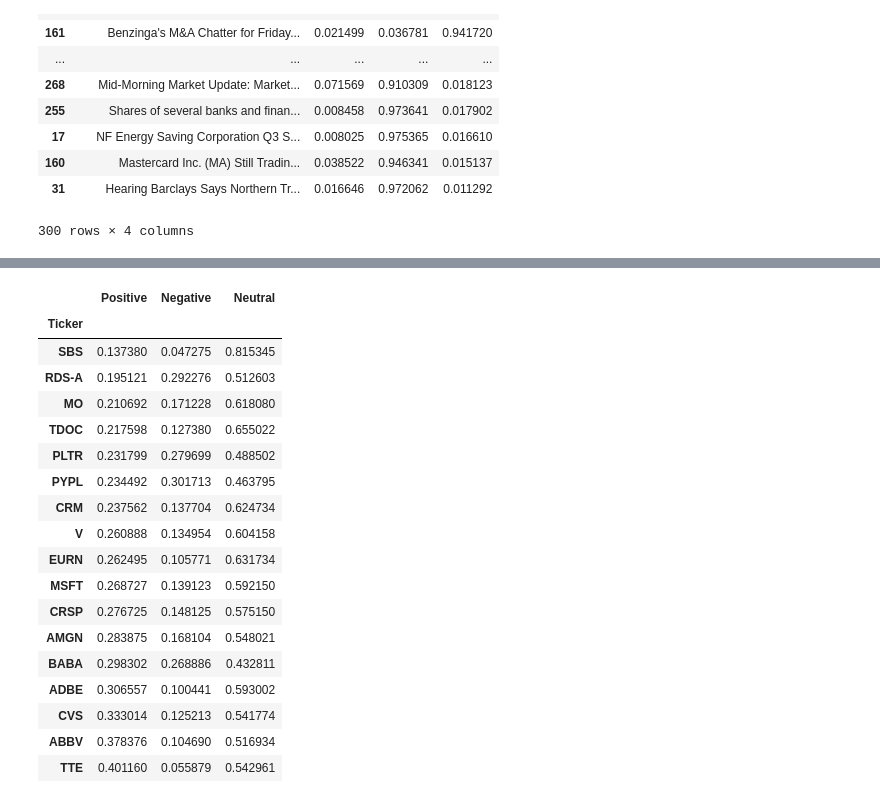
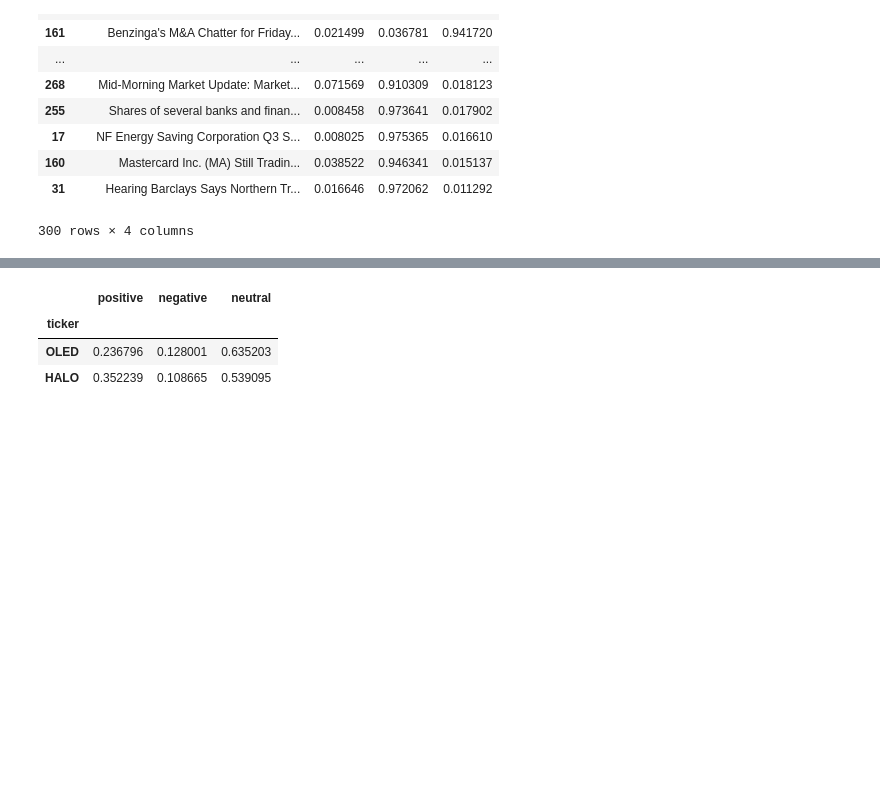
Before and after one commit to Michiel-DK/finbert, a Jupyter notebook: notebooks/try.ipynb, the cells around one changed output, grey strips where cells are left out. Cells and saved outputs as stored; diff of their text form; code cells hidden in the pictures; blank space fills up the shorter version.

Commit message:
model

```diff
--- a/notebooks/try.ipynb
+++ b/notebooks/try.ipynb
@@ -25,0 +34,14 @@ model = AutoModelForSequenceClassification.from_pretrained("ProsusAI/finbert")
+# %%
+# original saved file with DataParallel
+checkpoint = torch.load(path, map_location=torch.device('cpu'))
+
+# create new OrderedDict that does not contain `module.`
+from collections import OrderedDict
+
+new_state_dict = OrderedDict()
+for k, v in checkpoint.items():
+    name = k.replace("module.", "") # remove `module.`
+    new_state_dict[name] = v
+
+# load params
+model.load_state_dict(new_state_dict, strict=False)
@@ -25,0 +50,2 @@ model = AutoModelForSequenceClassification.from_pretrained("ProsusAI/finbert")
+# %%
+model.load_state_dict(torch.load('/Users/admin/code/Michiel-DK/finbert/notebooks/pretrained.pth'))
@@ -112,7 +139,10 @@ df.sort_values(by='Neutral', ascending=False)
 # %%
 # Read JSON
 import json
-json_file_path = '../data/2021-11-16.json'
+from datetime import datetime
+#json_file_path = f"../data/{datetime.today().strftime('%Y-%m-%d')}.json"
+json_file_path = "../data/2021-11-21.json"
+
 
 with open(json_file_path, 'r') as j:
      contents = json.loads(j.read())
@@ -139,6 +169,7 @@ contents
 # %%
 new_ls = []
-for ticker in contents.keys():
+#for ticker in contents.keys():
+for ticker in ['HALO', 'OLED']:
     for item in contents[ticker]['news']:
         item.append(ticker)
         new_ls.append(item)
@@ -203,25 +235,10 @@ df
 # %%
-df.groupby('Ticker').mean().sort_values(by='Positive')
+df.groupby('ticker').mean().sort_values(by='positive')
 # %% [output]
-|  | Positive | Negative | Neutral |
-| Ticker |  |  |  |
-| SBS | 0.137380 | 0.047275 | 0.815345 |
-| RDS-A | 0.195121 | 0.292276 | 0.512603 |
-| MO | 0.210692 | 0.171228 | 0.618080 |
-| TDOC | 0.217598 | 0.127380 | 0.655022 |
-| PLTR | 0.231799 | 0.279699 | 0.488502 |
-| PYPL | 0.234492 | 0.301713 | 0.463795 |
-| CRM | 0.237562 | 0.137704 | 0.624734 |
-| V | 0.260888 | 0.134954 | 0.604158 |
-| EURN | 0.262495 | 0.105771 | 0.631734 |
-| MSFT | 0.268727 | 0.139123 | 0.592150 |
-| CRSP | 0.276725 | 0.148125 | 0.575150 |
-| AMGN | 0.283875 | 0.168104 | 0.548021 |
-| BABA | 0.298302 | 0.268886 | 0.432811 |
-| ADBE | 0.306557 | 0.100441 | 0.593002 |
-| CVS | 0.333014 | 0.125213 | 0.541774 |
-| ABBV | 0.378376 | 0.104690 | 0.516934 |
-| TTE | 0.401160 | 0.055879 | 0.542961 |
+|  | positive | negative | neutral |
+| ticker |  |  |  |
+| OLED | 0.236796 | 0.128001 | 0.635203 |
+| HALO | 0.352239 | 0.108665 | 0.539095 |
 # %%
 inputs = tokenizer(headlines_list, padding = True, truncation = True, return_tensors='pt')
 outputs = model(**inputs)
```
Also changed, not shown: parts of 15 cells of this notebook, 1 other file.
